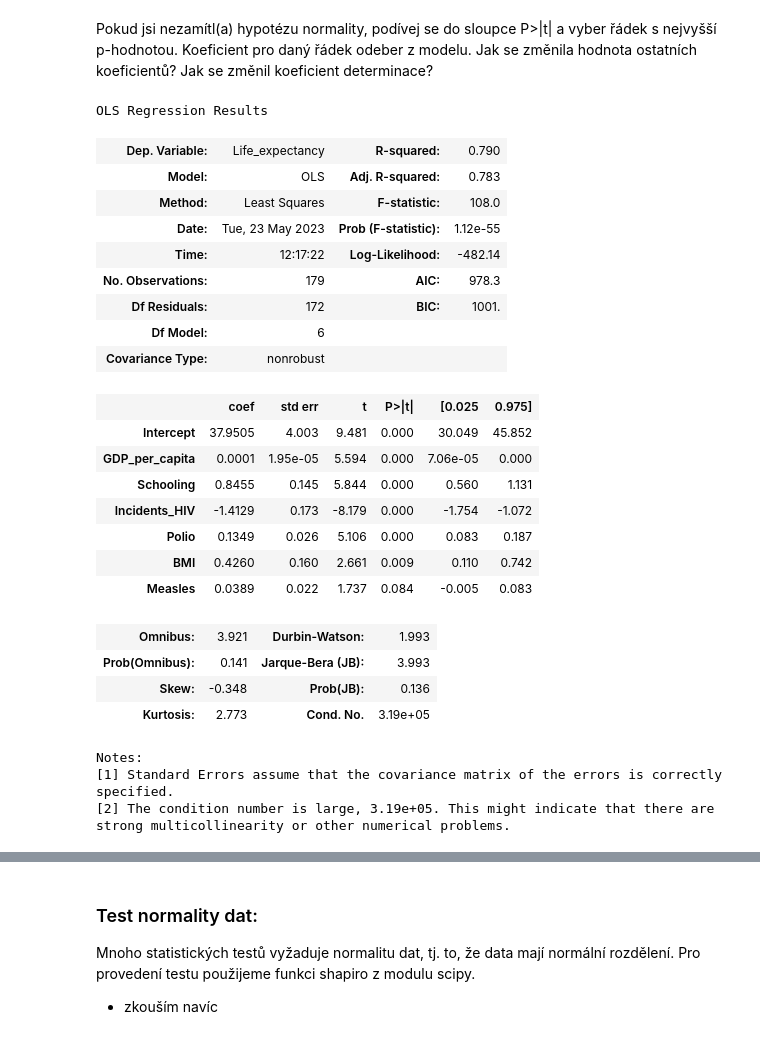
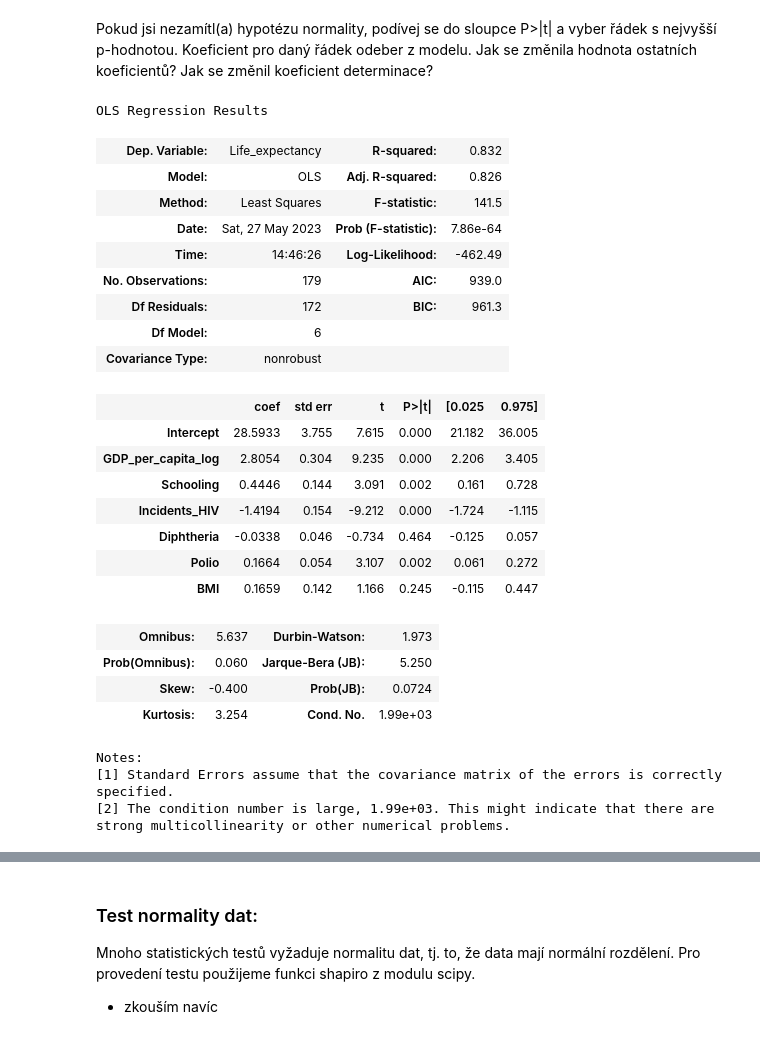
Before and after one commit to zitkovalenka/Python2-042023, a Jupyter notebook: UKOL_03-reseni-Korelace_Regrese.ipynb, the cells around one changed output, grey strips where cells are left out. Cells and saved outputs as stored; diff of their text form; code cells hidden in the pictures.

```diff
--- a/UKOL_03-reseni-Korelace_Regrese.ipynb
+++ b/UKOL_03-reseni-Korelace_Regrese.ipynb
@@ -45,14 +45,0 @@ g = seaborn.regplot(data2015, x="GDP_per_capita", y="Life_expectancy", scatter_k
-# %%
-# existují odlehlá pozorování (zejm. v nejvyšších HDP), pomocí Z-scóre odstraňuji tato odlehlá pozorování
-from scipy import stats
-import numpy
-
-data2015["Life_expectancy_Zscore"] = numpy.abs(stats.zscore(data2015['Life_expectancy']))
-data2015_wo_outliers = data2015[data2015["Life_expectancy_Zscore"] < 3]
-# g = seaborn.regplot(data, x="GDP_per_capita", y="Life_expectancy", scatter_kws={"s": 1}, line_kws={"color":"r"})
-g = seaborn.regplot(data2015_wo_outliers, x="GDP_per_capita", y="Life_expectancy", scatter_kws={"s": 1}, line_kws={"color":"r"}, logx = True)
-
-display(data2015.shape)  # počet řádků, počet sloupců
-display(data2015_wo_outliers.shape  )
-
-# neodstranila se žádná odlehlá pozorování ??
@@ -67,0 +79,6 @@ See the caveats in the documentation: https://pandas.pydata.org/pandas-docs/stab
+# %%
+# Protože pro data není vhodné použít linerání regresi (viz body v grafu výše), použiji LOGARITMICKOU TRANSFORMACI na HDP na hlavu (vysvětlující proměnná, osa x)
+
+data2015["GDP_per_capita_log"] = numpy.log(data2015["GDP_per_capita"])
+display(data2015[["Country","GDP_per_capita","GDP_per_capita_log","Life_expectancy"]])
+g = seaborn.regplot(data2015, x="GDP_per_capita_log", y="Life_expectancy", scatter_kws={"s": 1}, line_kws={"color":"r"})
@@ -162,37 +199,37 @@ Kvalita a parametry modelu:
 # %% [markdown]
 Pokud jsi nezamítl(a) hypotézu normality, podívej se do sloupce P>|t| a vyber řádek s nejvyšší p-hodnotou. Koeficient pro daný řádek odeber z modelu. Jak se změnila hodnota ostatních koeficientů? Jak se změnil koeficient determinace?
 # %%
-# odebrala jsem proměnnou "Diphtheria", protože má hodnotu P>|t| nejvyšší ze všech (0.946).
-formula = "Life_expectancy ~ GDP_per_capita + Schooling + Incidents_HIV + Polio + BMI + Measles"
+# odebrala jsem proměnnou "Measels", protože má hodnotu P>|t| nejvyšší ze všech (0.686).
+formula = "Life_expectancy ~ GDP_per_capita_log + Schooling + Incidents_HIV + Diphtheria + Polio + BMI"
 mod = smf.ols(formula=formula, data=data2015)
 res = mod.fit()
 res.summary()
 # %% [output]
 OLS Regression Results
-| Dep. Variable: | Life_expectancy | R-squared: | 0.790 |
-| Model: | OLS | Adj. R-squared: | 0.783 |
-| Method: | Least Squares | F-statistic: | 108.0 |
-| Date: | Tue, 23 May 2023 | Prob (F-statistic): | 1.12e-55 |
-| Time: | 12:17:22 | Log-Likelihood: | -482.14 |
-| No. Observations: | 179 | AIC: | 978.3 |
-| Df Residuals: | 172 | BIC: | 1001. |
+| Dep. Variable: | Life_expectancy | R-squared: | 0.832 |
+| Model: | OLS | Adj. R-squared: | 0.826 |
+| Method: | Least Squares | F-statistic: | 141.5 |
+| Date: | Sat, 27 May 2023 | Prob (F-statistic): | 7.86e-64 |
+| Time: | 14:46:26 | Log-Likelihood: | -462.49 |
+| No. Observations: | 179 | AIC: | 939.0 |
+| Df Residuals: | 172 | BIC: | 961.3 |
 | Df Model: | 6 |  |  |
 | Covariance Type: | nonrobust |  |  |
 |  | coef | std err | t | P>|t| | [0.025 | 0.975] |
-| Intercept | 37.9505 | 4.003 | 9.481 | 0.000 | 30.049 | 45.852 |
-| GDP_per_capita | 0.0001 | 1.95e-05 | 5.594 | 0.000 | 7.06e-05 | 0.000 |
-| Schooling | 0.8455 | 0.145 | 5.844 | 0.000 | 0.560 | 1.131 |
-| Incidents_HIV | -1.4129 | 0.173 | -8.179 | 0.000 | -1.754 | -1.072 |
-| Polio | 0.1349 | 0.026 | 5.106 | 0.000 | 0.083 | 0.187 |
-| BMI | 0.4260 | 0.160 | 2.661 | 0.009 | 0.110 | 0.742 |
-| Measles | 0.0389 | 0.022 | 1.737 | 0.084 | -0.005 | 0.083 |
+| Intercept | 28.5933 | 3.755 | 7.615 | 0.000 | 21.182 | 36.005 |
+| GDP_per_capita_log | 2.8054 | 0.304 | 9.235 | 0.000 | 2.206 | 3.405 |
+| Schooling | 0.4446 | 0.144 | 3.091 | 0.002 | 0.161 | 0.728 |
+| Incidents_HIV | -1.4194 | 0.154 | -9.212 | 0.000 | -1.724 | -1.115 |
+| Diphtheria | -0.0338 | 0.046 | -0.734 | 0.464 | -0.125 | 0.057 |
+| Polio | 0.1664 | 0.054 | 3.107 | 0.002 | 0.061 | 0.272 |
+| BMI | 0.1659 | 0.142 | 1.166 | 0.245 | -0.115 | 0.447 |
-| Omnibus: | 3.921 | Durbin-Watson: | 1.993 |
-| Prob(Omnibus): | 0.141 | Jarque-Bera (JB): | 3.993 |
-| Skew: | -0.348 | Prob(JB): | 0.136 |
-| Kurtosis: | 2.773 | Cond. No. | 3.19e+05 |
+| Omnibus: | 5.637 | Durbin-Watson: | 1.973 |
+| Prob(Omnibus): | 0.060 | Jarque-Bera (JB): | 5.250 |
+| Skew: | -0.400 | Prob(JB): | 0.0724 |
+| Kurtosis: | 3.254 | Cond. No. | 1.99e+03 |
 Notes:
 [1] Standard Errors assume that the covariance matrix of the errors is correctly specified.
-[2] The condition number is large, 3.19e+05. This might indicate that there are
+[2] The condition number is large, 1.99e+03. This might indicate that there are
 strong multicollinearity or other numerical problems.
 # %% [markdown]
 Kvalita a parametry modelu:
```
Also changed, not shown: parts of 20 cells of this notebook.
